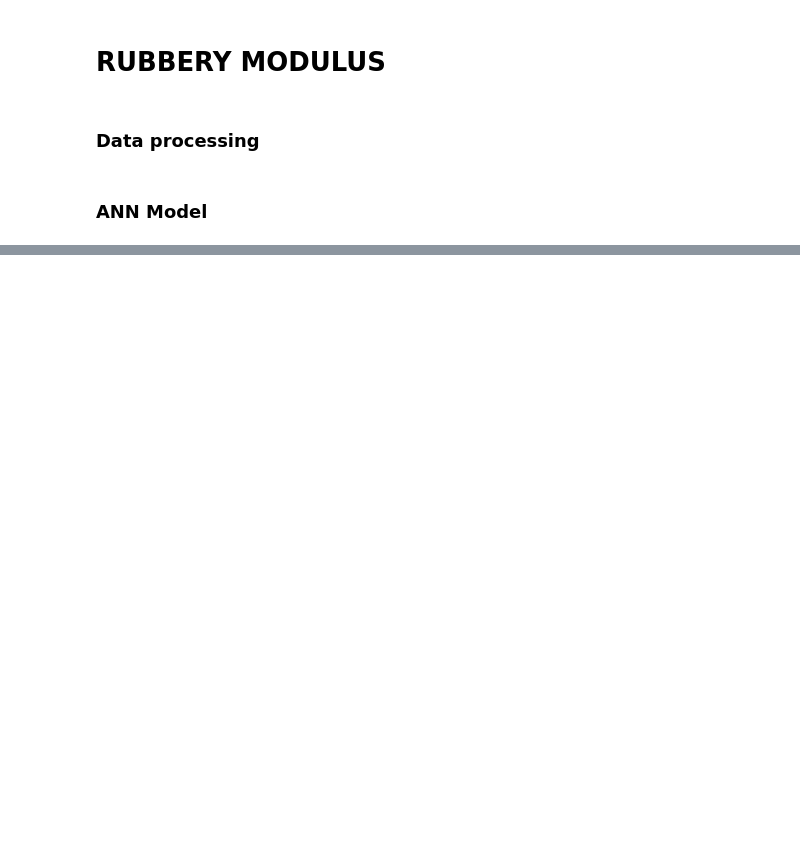
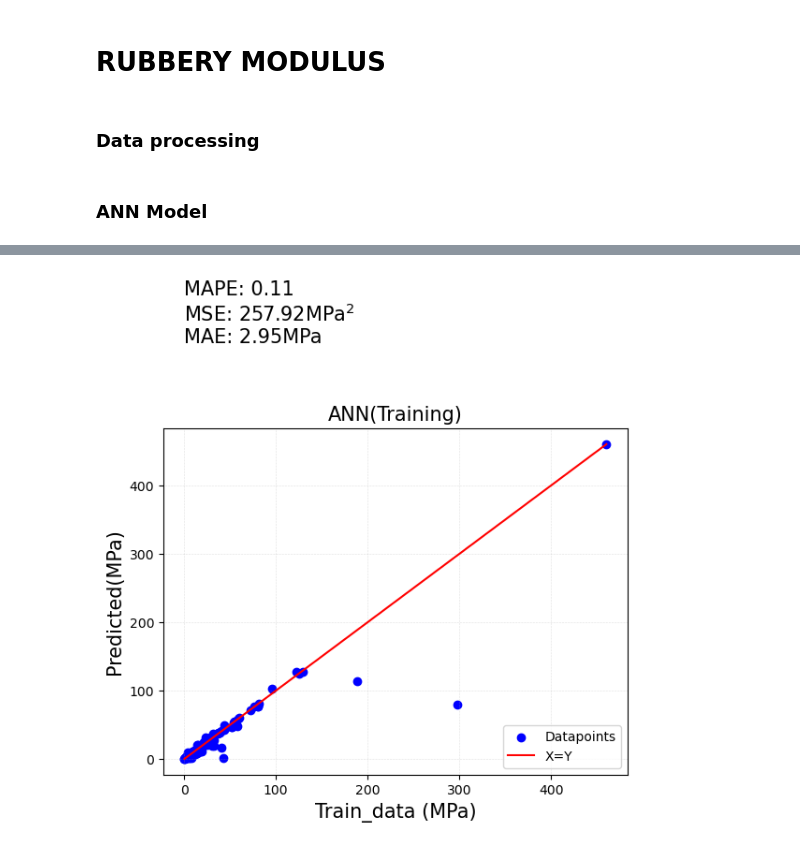
Before and after one commit to aa-agyaps/01-Research, a Jupyter notebook: 02-Methods/Rubbery_modulus.ipynb, the cells around one changed output, grey strips where cells are left out. Saved outputs shown, nothing was run; the diff lists cells and outputs as text; code cells hidden in the pictures; blank space fills up the shorter version.

```diff
--- a/02-Methods/Rubbery_modulus.ipynb
+++ b/02-Methods/Rubbery_modulus.ipynb
@@ -175,0 +286,90 @@ Epoch 6/1000
+# %%
+
+# Define learning rate schedule function
+def lr_schedule(epoch, lr):
+    if epoch < 100:
+        return lr
+    else:
+        return lr * tf.math.exp(-0.1)
+
+# Reduce Model Complexity
+learning_rate = 0.01
+optimizer = tf.keras.optimizers.Adam(learning_rate=learning_rate)
+
+# Define the simpler ANN model
+model = tf.keras.Sequential([
+    tf.keras.layers.Dense(32, activation='relu', input_shape=(X_train.shape[1],)),
+    tf.keras.layers.Dense(16, activation='relu'),
+    tf.keras.layers.Dense(16, activation='relu'),
+    tf.keras.layers.Dense(1)
+])
+
+# Compile the model
+model.compile(loss='mape', optimizer=optimizer, metrics=['mae'])
+
+# Define LearningRateScheduler callback
+lr_scheduler = tf.keras.callbacks.LearningRateScheduler(lr_schedule)
+
+# Train the model
+history = model.fit(
+    X_train, y_train,
+    epochs=500,
+    batch_size=32,
+    validation_data=(X_test, y_test),
+    callbacks=[
+        tf.keras.callbacks.EarlyStopping(patience=50),
+        lr_scheduler
+    ]
+)
+
+# Predict on the test set
+predicted_values = model.predict(X_test)
+
+
+y_train_pred = model.predict(X_train)
+y_test_pred = model.predict(X_test)
+
+# Calculate the error
+MAPE_train = mean_absolute_percentage_error(y_train, y_train_pred)
+MAPE_test = mean_absolute_percentage_error(y_test, y_test_pred)
+
+MSE_train = mean_squared_error(y_train, y_train_pred)
+MSE_test= mean_squared_error(y_test, y_test_pred)
+
+MAE_train = mean_absolute_error(y_train, y_train_pred)
+MAE_test= mean_absolute_error(y_test, y_test_pred)
+
+
+# Plot actual and predicted values for training set
+plt.scatter(y_train, y_train_pred, color='b', label='Datapoints')
+plt.plot([min(y_train), max(y_train)], [min(y_train), max(y_train)], color='r', label='X=Y')
+plt.xlabel('Train_data (MPa)', fontsize=15)
+plt.ylabel('Predicted(MPa)', fontsize = 15)
+plt.text(0,
+        700,
+        f"MAPE: {MAPE_train:.2f}\nMSE: {MSE_train:.2f}MPa$^2$\nMAE: {MAE_train:.2f}MPa",
+        ha="left",
+        va="top",
+        fontsize=15,)
+plt.grid(True, which='both', linestyle='dotted', linewidth=0.4, alpha=0.7)
+plt.legend(loc= 'lower right')
+plt.title('ANN(Training)', fontsize= 15)
+#plt.legend()
+plt.show()
+
+plt.scatter(y_test, y_test_pred, color='b', label='Datapoints')
+plt.plot([min(y_test), max(y_test)], [min(y_test), max(y_test)], color='r', label='X=Y')
+plt.xlabel('Test_data (MPa)', fontsize = 15)
+plt.ylabel('Predicted (MPa)', fontsize=15)
+plt.text(0,
+        120,
+        f"MAPE: {MAPE_test:.2f}\nMSE: {MSE_test:.2f}MPa$^2$\nMAE: {MAE_test:.2f}MPa",
+        ha="left",
+        va="top",
+        fontsize=15,)
+plt.grid(True, which='both', linestyle='dotted', linewidth=0.4, alpha=0.7)
+plt.legend(loc= 'lower right')
+plt.title('ANN(Testing)', fontsize=15)
+#plt.legend()
+plt.show()
+# %% [output]
@@ -175,0 +393 @@ Epoch 6/1000
+[figure, added]
```
Also changed, not shown: parts of 11 cells of this notebook, 7 other files.
